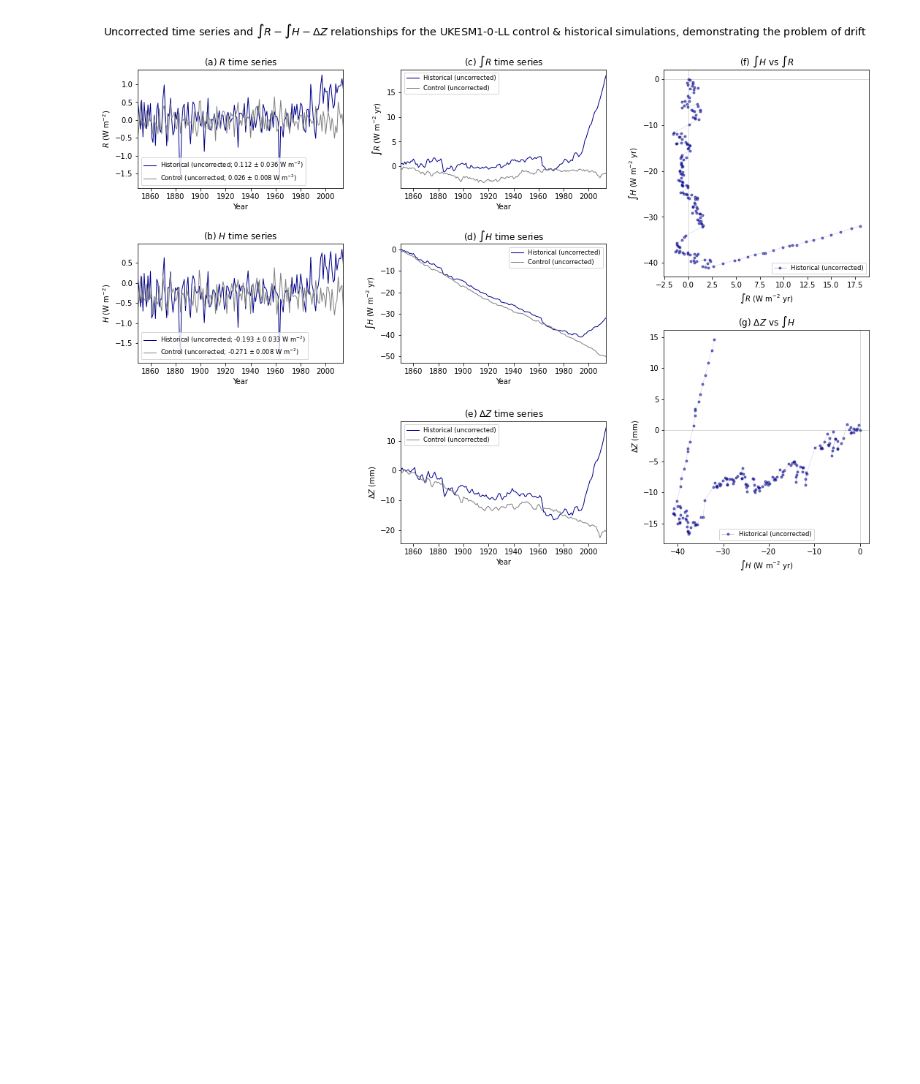
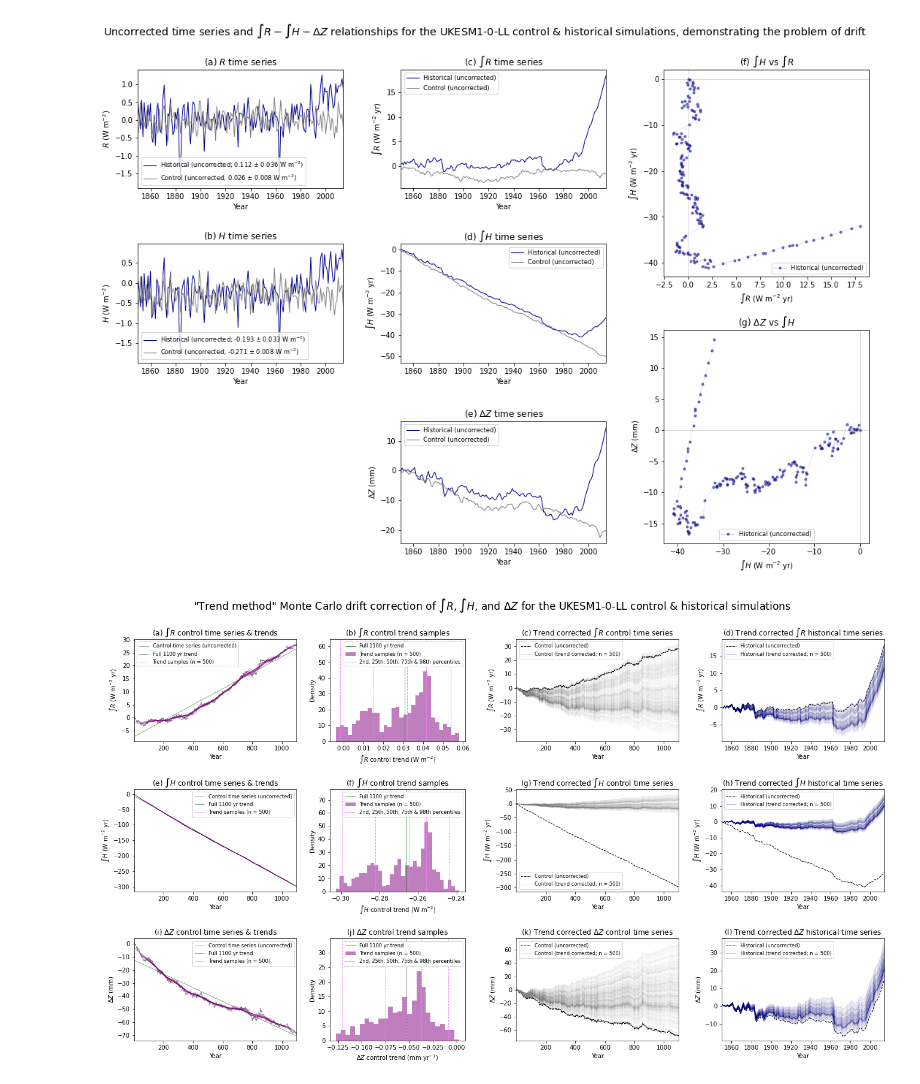
Before and after one commit to grandey/d22a-mcdc, a Jupyter notebook: mcdc_analysis_d22a.ipynb, the cells around one changed output. Cells and saved outputs as stored; diff of their text form; code cells hidden in the pictures; blank space fills up the shorter version.

Commit message:
composite_show_trend_method(): add.

```diff
--- a/mcdc_analysis_d22a.ipynb
+++ b/mcdc_analysis_d22a.ipynb
@@ -1361,6 +1361,57 @@ def composite_problem_of_drift(source_member):
 _ = composite_problem_of_drift(source_member_list[-1])
 # %% [output]
 [figure]
+# %%
+def composite_show_trend_method(source_member,
+                                var_list=['\int R', '\int H', '\Delta Z'],
+                                bin_width_list=[0.002, 0.002, 0.005],
+                                ):
+    """Demonstrate trend drift correction method for multiple variables."""
+    # Configure plot and subplots
+    fig, axs = plt.subplots(len(var_list), 4, figsize=(18.5, 3.7*len(var_list)),
+                            gridspec_kw={'width_ratios': [1.2, 1, 1.2, 1.2]}, constrained_layout=True)
+    fig.set_constrained_layout_pads(w_pad=0.15, h_pad=0.15, hspace=0, wspace=0)
+    # Loop over rows, variables, and bin widths
+    for r, variable, bin_width in zip(range(len(var_list)), var_list, bin_width_list):
+        # (a) etc Control time series
+        plot_pi_timeseries_with_trends_means(source_member,
+                variable=variable,
+                plot_trends=True,
+                title=f'({chr(97+r*4)}) ${variable}$ control time series & trends',
+                ax=axs[r,0])
+        # (b) etc Histogram
+        histogram_of_pi_trends_means(source_member,
+                variable=variable,
+                bin_width=bin_width,
+                plot_trends=True,
+                title=f'({chr(97+r*4+1)}) ${variable}$ control trend samples',
+                ax=axs[r,1])
+        # (c) etc Corrected control time series
+        plot_mc_drift_corr_timeseries(source_member, experiments=['piControl',],
+                variable=variable,
+                trend_correct=True,
+                plot_uncorrected=True,
+                title=f'({chr(97+r*4+2)}) Trend corrected ${variable}$ control time series',
+                ax=axs[r,2])
+        axs[r,2].sharex(axs[r,0])  # use same xlim as (a)
+        # (d) etc Historical time series
+        plot_mc_drift_corr_timeseries(source_member, experiments=['historical',],
+                variable=variable,
+                trend_correct=True,
+                plot_uncorrected=True,
+                title=f'({chr(97+r*4+3)}) Trend corrected ${variable}$ historical time series',
+                ax=axs[r,3])
+        axs[r,3].set_xlim([1850, 2014])
+    # Main title
+    fig.suptitle((f'"Trend method" Monte Carlo drift correction of ${", ".join(var_list[:-1])}$, and ${var_list[-1]}$ '
+                  f'for the {source_member.split("_")[0]} control & historical simulations'),
+                 fontsize='xx-large')
+    return fig
+
+# Example
+_ = composite_show_trend_method(source_member_list[-1])
+# %% [output]
+[figure, added]
 # %%
 ! date
 # %% [output]
```
Also changed, not shown: parts of 10 cells of this notebook.
